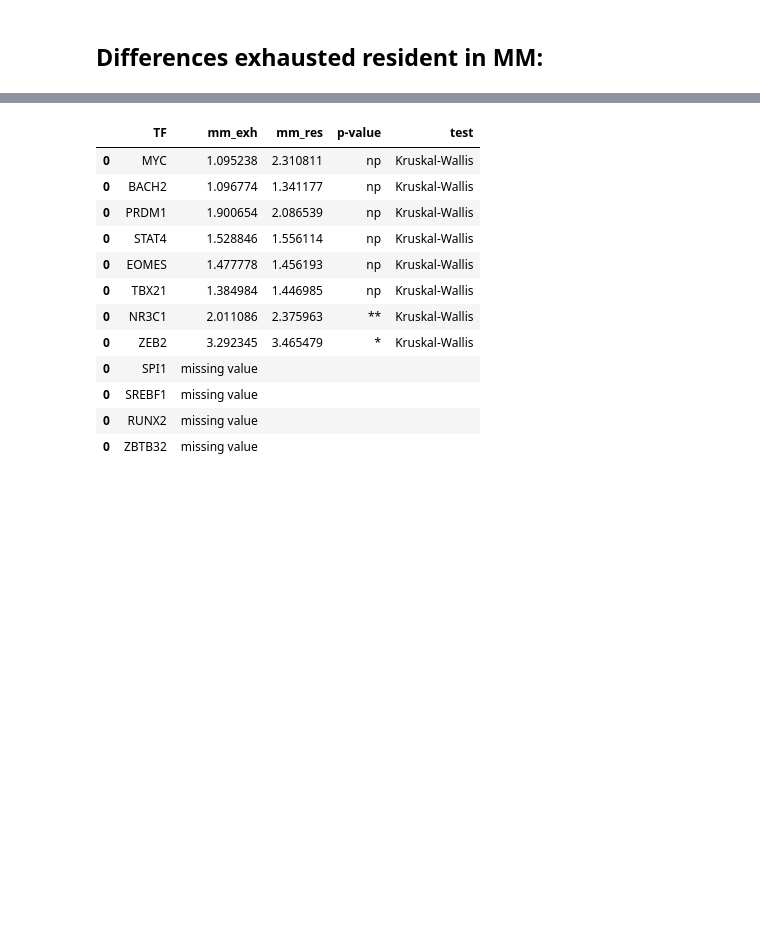
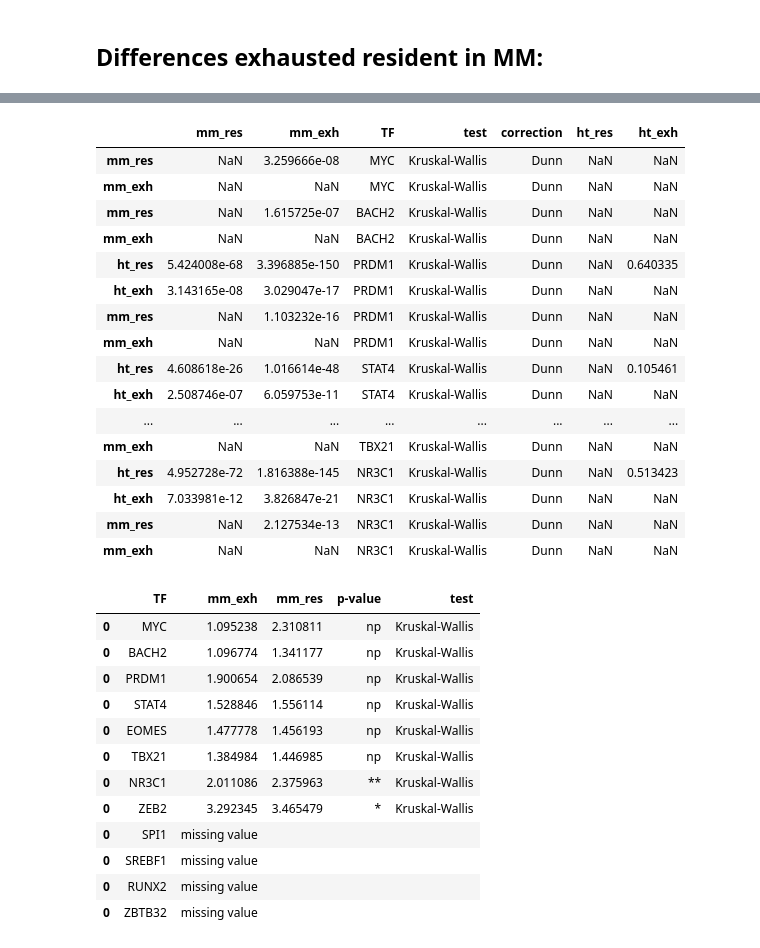
Before and after one commit to VergaJU/BoneMarrow_scRNA-Seq, a Jupyter notebook: Transcription_factors/threshold_75/TFs_enrichment_75.ipynb, the cells around one changed output, grey strips where cells are left out. Cells and saved outputs as stored; diff of their text form; code cells hidden in the pictures; blank space fills up the shorter version.

```diff
--- a/Transcription_factors/threshold_75/TFs_enrichment_75.ipynb
+++ b/Transcription_factors/threshold_75/TFs_enrichment_75.ipynb
@@ -122,3 +323,23 @@ TFs=["MYC","BACH2","PRDM1","SPI1","SREBF1","STAT4","RUNX2","ZEB2","ZBTB32","EOME
+# %%
+pvalues
+# %% [output]
+|  | mm_res | mm_exh | TF | test | correction | ht_res | ht_exh |
+| mm_res | NaN | 3.259666e-08 | MYC | Kruskal-Wallis | Dunn | NaN | NaN |
+| mm_exh | NaN | NaN | MYC | Kruskal-Wallis | Dunn | NaN | NaN |
+| mm_res | NaN | 1.615725e-07 | BACH2 | Kruskal-Wallis | Dunn | NaN | NaN |
+| mm_exh | NaN | NaN | BACH2 | Kruskal-Wallis | Dunn | NaN | NaN |
+| ht_res | 5.424008e-68 | 3.396885e-150 | PRDM1 | Kruskal-Wallis | Dunn | NaN | 0.640335 |
+| ht_exh | 3.143165e-08 | 3.029047e-17 | PRDM1 | Kruskal-Wallis | Dunn | NaN | NaN |
+| mm_res | NaN | 1.103232e-16 | PRDM1 | Kruskal-Wallis | Dunn | NaN | NaN |
+| mm_exh | NaN | NaN | PRDM1 | Kruskal-Wallis | Dunn | NaN | NaN |
+| ht_res | 4.608618e-26 | 1.016614e-48 | STAT4 | Kruskal-Wallis | Dunn | NaN | 0.105461 |
+| ht_exh | 2.508746e-07 | 6.059753e-11 | STAT4 | Kruskal-Wallis | Dunn | NaN | NaN |
+| ... | ... | ... | ... | ... | ... | ... | ... |
+| mm_exh | NaN | NaN | TBX21 | Kruskal-Wallis | Dunn | NaN | NaN |
+| ht_res | 4.952728e-72 | 1.816388e-145 | NR3C1 | Kruskal-Wallis | Dunn | NaN | 0.513423 |
+| ht_exh | 7.033981e-12 | 3.826847e-21 | NR3C1 | Kruskal-Wallis | Dunn | NaN | NaN |
+| mm_res | NaN | 2.127534e-13 | NR3C1 | Kruskal-Wallis | Dunn | NaN | NaN |
+| mm_exh | NaN | NaN | NR3C1 | Kruskal-Wallis | Dunn | NaN | NaN |
 # %%
 df = pd.DataFrame()
 
```
Also changed, not shown: parts of 4 cells of this notebook.
